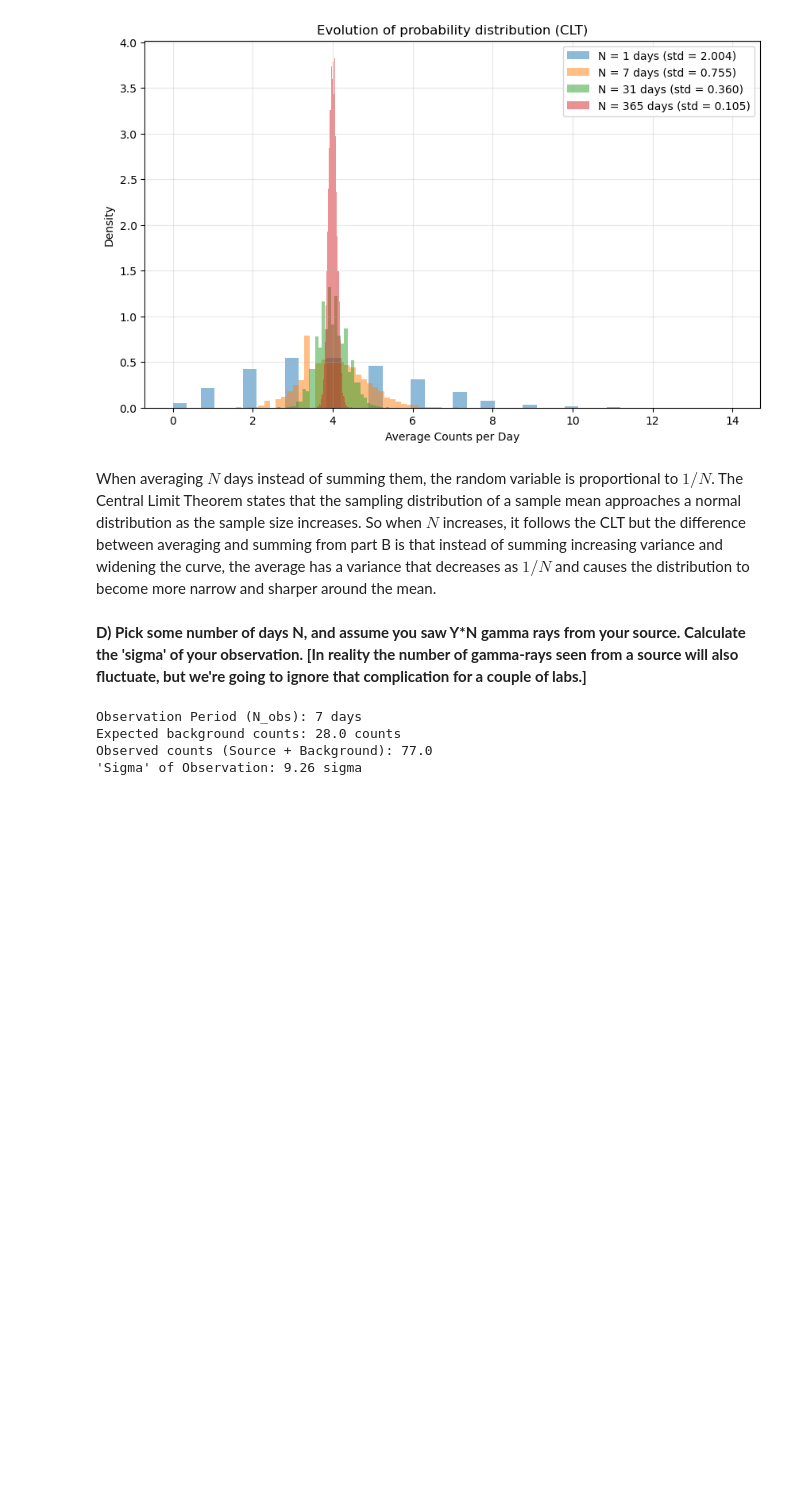
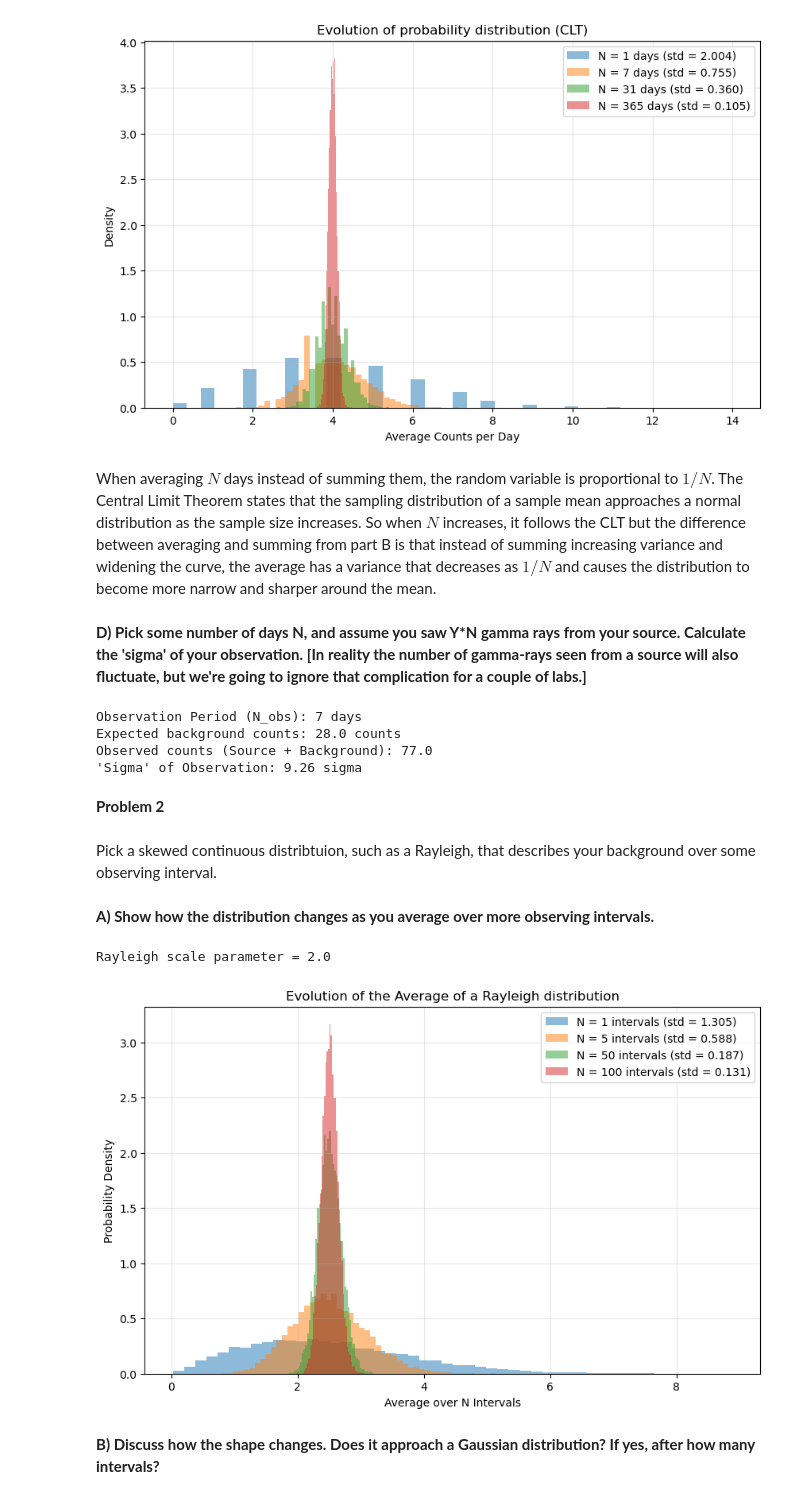
Before and after one commit to JehuGz/Physics_434, a Jupyter notebook: Lab_2/Lab_2.ipynb, the cells around one changed output. Saved outputs shown, nothing was run; the diff lists cells and outputs as text; code cells hidden in the pictures; blank space fills up the shorter version.

Commit message:
In lab: Finished problem 2 parts a and b

```diff
--- a/Lab_2/Lab_2.ipynb
+++ b/Lab_2/Lab_2.ipynb
@@ -132,3 +134,41 @@ Observation Period (N_obs): 7 days
 Expected background counts: 28.0 counts
 Observed counts (Source + Background): 77.0
 'Sigma' of Observation: 9.26 sigma
+# %% [markdown]
+**Problem 2**
+# %% [markdown]
+Pick a skewed continuous distribtuion, such as a Rayleigh, that describes your background over some observing interval.
+# %% [markdown]
+**A) Show how the distribution changes as you average over more observing intervals.**
+# %%
+# Scale parameter for rayleigh distribution
+scale_param = 2.0
+
+print(f"Rayleigh scale parameter = {scale_param}")
+# %% [output]
+Rayleigh scale parameter = 2.0
+# %%
+N_val = [1, 5, 50, 100] # Running 4 simulations using samples of N
+num_samples = 10000 # Taking 10k samples in every simulation
+
+plt.figure(figsize=(10, 6))
+
+for N in N_val:
+    # Generating 2D matrix of random numbers following a rayleigh distribution
+    # and computing mean across the intervals
+    sim_intervals = np.random.rayleigh(scale=scale_param, size=(num_samples, N))
+    averages = np.mean(sim_intervals, axis=1) # Finding average for each
+    # Plotting histogram of the averages, 50 bins for data, normalized to area of 1.
+    plt.hist(averages, bins=50, density=True, alpha=0.5, label=f'N = {N} intervals (std = {np.std(averages):.3f})')
+
+# Plotting parameters
+plt.title("Evolution of the Average of a Rayleigh distribution")
+plt.xlabel("Average over N Intervals")
+plt.ylabel("Probability Density")
+plt.legend()
+plt.grid(True, alpha=0.3)
+plt.show()
+# %% [output]
+[figure, added]
+# %% [markdown]
+**B) Discuss how the shape changes. Does it approach a Gaussian distribution? If yes, after how many intervals?**
```
Also changed, not shown: parts of 2 cells of this notebook.
